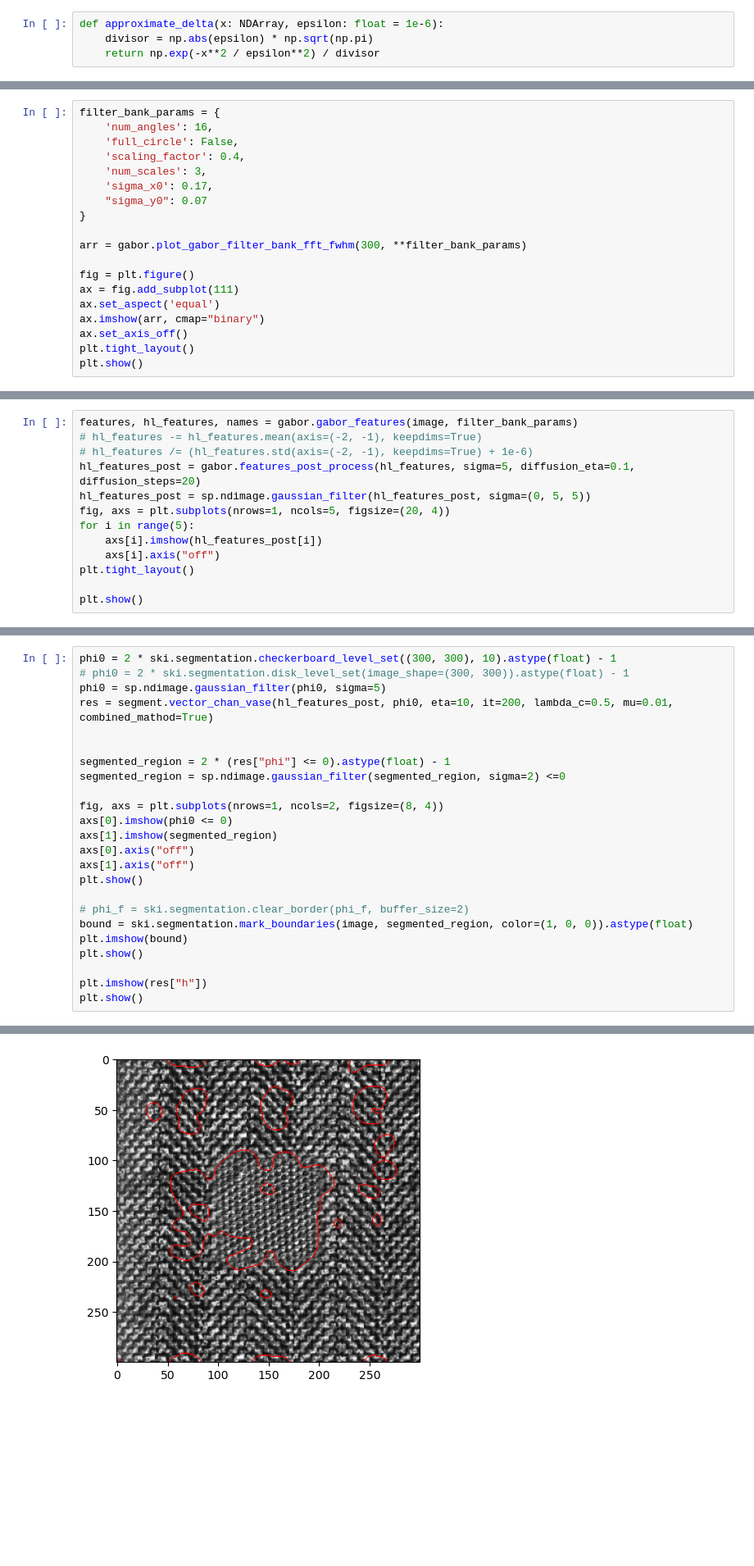
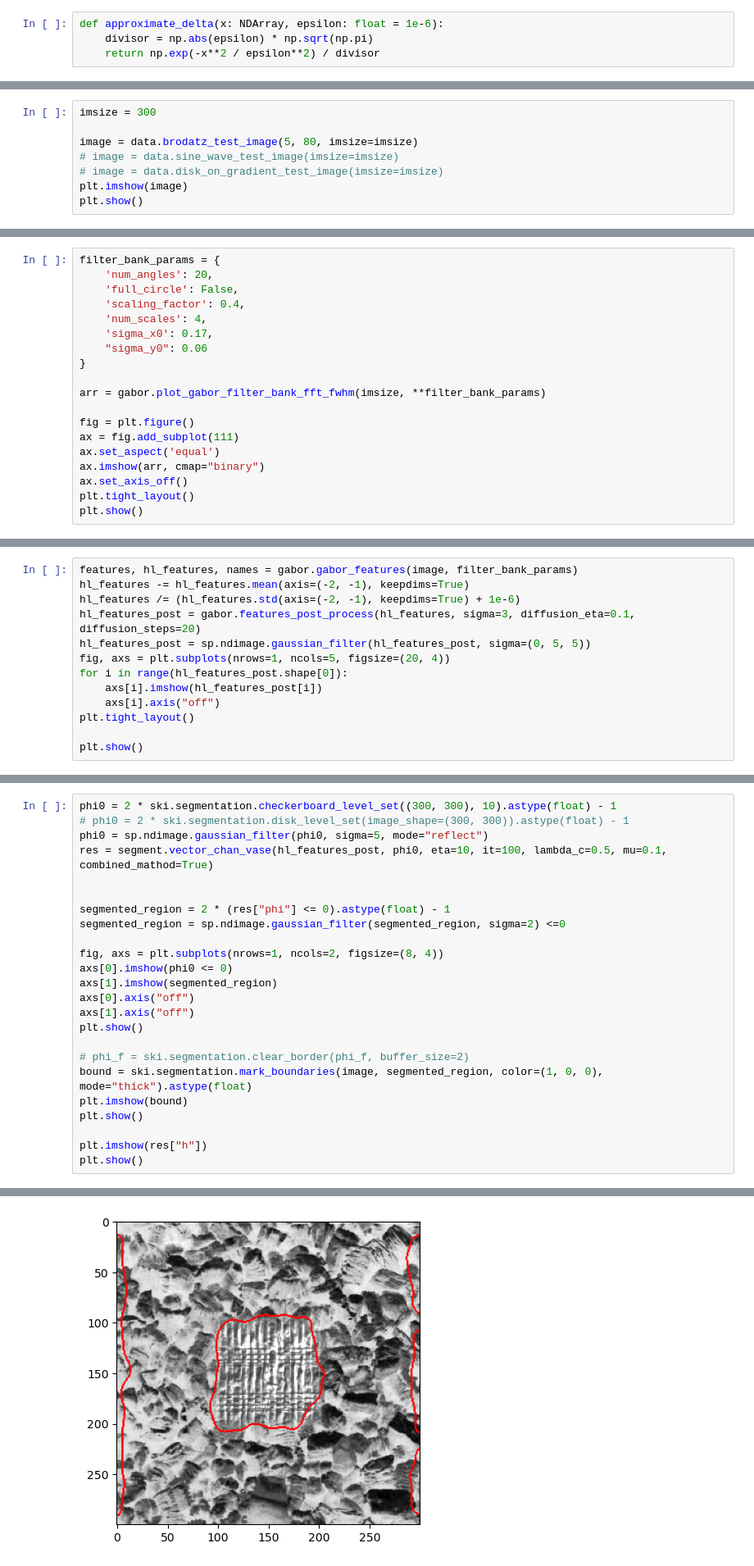
Before and after one commit to guyshapira-academic/texture-segmentation, a Jupyter notebook: notebook.ipynb, the cells around one changed output, grey strips where cells are left out. Shown at 82% size. Saved outputs shown, nothing was run; the diff lists cells and outputs as text; blank space fills up the shorter version.

```diff
--- a/notebook.ipynb
+++ b/notebook.ipynb
@@ -52,0 +19,8 @@ plt.show()
+# %%
+imsize = 300
+
+image = data.brodatz_test_image(5, 80, imsize=imsize)
+# image = data.sine_wave_test_image(imsize=imsize)
+# image = data.disk_on_gradient_test_image(imsize=imsize)
+plt.imshow(image)
+plt.show()
@@ -53,14 +29,14 @@ plt.show()
 # %%
 filter_bank_params = {
-    'num_angles': 16,
+    'num_angles': 20,
     'full_circle': False,
     'scaling_factor': 0.4,
-    'num_scales': 3,
+    'num_scales': 4,
     'sigma_x0': 0.17,
-    "sigma_y0": 0.07
+    "sigma_y0": 0.06
 }
 
-arr = gabor.plot_gabor_filter_bank_fft_fwhm(300, **filter_bank_params)
+arr = gabor.plot_gabor_filter_bank_fft_fwhm(imsize, **filter_bank_params)
 
 fig = plt.figure()
 ax = fig.add_subplot(111)
@@ -101,11 +77,11 @@ plt.show()
 # %%
 features, hl_features, names = gabor.gabor_features(image, filter_bank_params)
-# hl_features -= hl_features.mean(axis=(-2, -1), keepdims=True)
-# hl_features /= (hl_features.std(axis=(-2, -1), keepdims=True) + 1e-6)
-hl_features_post = gabor.features_post_process(hl_features, sigma=5, diffusion_eta=0.1, diffusion_steps=20)
+hl_features -= hl_features.mean(axis=(-2, -1), keepdims=True)
+hl_features /= (hl_features.std(axis=(-2, -1), keepdims=True) + 1e-6)
+hl_features_post = gabor.features_post_process(hl_features, sigma=3, diffusion_eta=0.1, diffusion_steps=20)
 hl_features_post = sp.ndimage.gaussian_filter(hl_features_post, sigma=(0, 5, 5))
 fig, axs = plt.subplots(nrows=1, ncols=5, figsize=(20, 4))
-for i in range(5):
+for i in range(hl_features_post.shape[0]):
     axs[i].imshow(hl_features_post[i])
     axs[i].axis("off")
 plt.tight_layout()
@@ -150,8 +126,8 @@ plt.imshow(res["step_logs"][-1])
 # %%
 phi0 = 2 * ski.segmentation.checkerboard_level_set((300, 300), 10).astype(float) - 1
 # phi0 = 2 * ski.segmentation.disk_level_set(image_shape=(300, 300)).astype(float) - 1
-phi0 = sp.ndimage.gaussian_filter(phi0, sigma=5)
-res = segment.vector_chan_vase(hl_features_post, phi0, eta=10, it=200, lambda_c=0.5, mu=0.01, combined_mathod=True)
+phi0 = sp.ndimage.gaussian_filter(phi0, sigma=5, mode="reflect")
+res = segment.vector_chan_vase(hl_features_post, phi0, eta=10, it=100, lambda_c=0.5, mu=0.1, combined_mathod=True)
 
 
 segmented_region = 2 * (res["phi"] <= 0).astype(float) - 1
@@ -165,7 +141,7 @@ axs[1].axis("off")
 plt.show()
 
 # phi_f = ski.segmentation.clear_border(phi_f, buffer_size=2)
-bound = ski.segmentation.mark_boundaries(image, segmented_region, color=(1, 0, 0)).astype(float)
+bound = ski.segmentation.mark_boundaries(image, segmented_region, color=(1, 0, 0), mode="thick").astype(float)
 plt.imshow(bound)
 plt.show()
 
@@ -177 +152 @@ plt.show()
-[figure, old version]
+[figure, new version]
```
Also changed, not shown: parts of 15 cells of this notebook, 3 other files.
